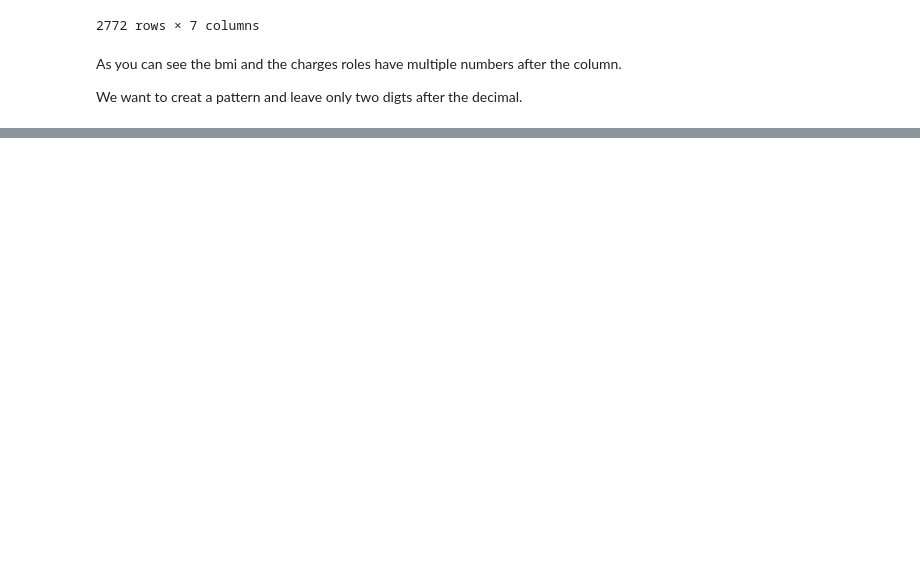
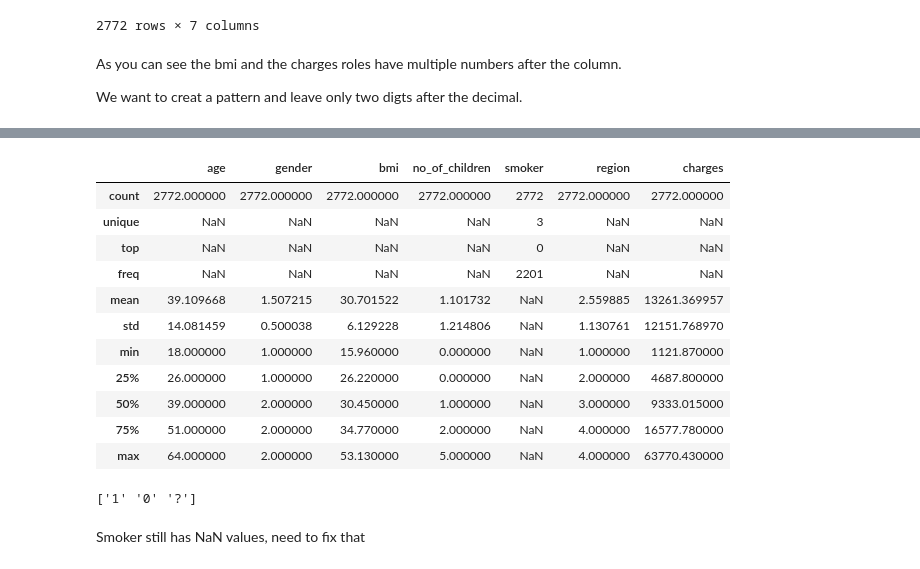
Before and after one commit to fernandes-s/insurance_cost_analysis, a Jupyter notebook: Insurance_Analysis.ipynb, the cells around one changed output, grey strips where cells are left out. Saved outputs shown, nothing was run; the diff lists cells and outputs as text; code cells hidden in the pictures; blank space fills up the shorter version.

```diff
--- a/Insurance_Analysis.ipynb
+++ b/Insurance_Analysis.ipynb
@@ -268,3 +264,8 @@ df
 <p>As you can see the bmi and the charges roles have multiple numbers after the column.</p>
 
 <p>We want to creat a pattern and leave only two digts after the decimal.</p>
+# %%
+# Rounding up values
+df[["charges"]] = np.round(df[["charges"]],2)
+df[["bmi"]] = np.round(df[["bmi"]],2)
+print(df.head())
@@ -270,0 +291,27 @@ df
+# %%
+# Check the statistical summary of each column
+df.describe(include = "all")
+
+# smoker column wasn't included so used the all syntax to call it
+# %% [output]
+|  | age | gender | bmi | no_of_children | smoker | region | charges |
+| count | 2772.000000 | 2772.000000 | 2772.000000 | 2772.000000 | 2772 | 2772.000000 | 2772.000000 |
+| unique | NaN | NaN | NaN | NaN | 3 | NaN | NaN |
+| top | NaN | NaN | NaN | NaN | 0 | NaN | NaN |
+| freq | NaN | NaN | NaN | NaN | 2201 | NaN | NaN |
+| mean | 39.109668 | 1.507215 | 30.701522 | 1.101732 | NaN | 2.559885 | 13261.369957 |
+| std | 14.081459 | 0.500038 | 6.129228 | 1.214806 | NaN | 1.130761 | 12151.768970 |
+| min | 18.000000 | 1.000000 | 15.960000 | 0.000000 | NaN | 1.000000 | 1121.870000 |
+| 25% | 26.000000 | 1.000000 | 26.220000 | 0.000000 | NaN | 2.000000 | 4687.800000 |
+| 50% | 39.000000 | 2.000000 | 30.450000 | 1.000000 | NaN | 3.000000 | 9333.015000 |
+| 75% | 51.000000 | 2.000000 | 34.770000 | 2.000000 | NaN | 4.000000 | 16577.780000 |
+| max | 64.000000 | 2.000000 | 53.130000 | 5.000000 | NaN | 4.000000 | 63770.430000 |
+# %%
+# Unique values in the 'Smoker' column
+unique_smokers = df['smoker'].unique()
+print(unique_smokers)
+# %% [output]
+['1' '0' '?']
+# %% [markdown]
+
+<p>Smoker still has NaN values, need to fix that </p>
```
Also changed, not shown: parts of 25 cells of this notebook.
